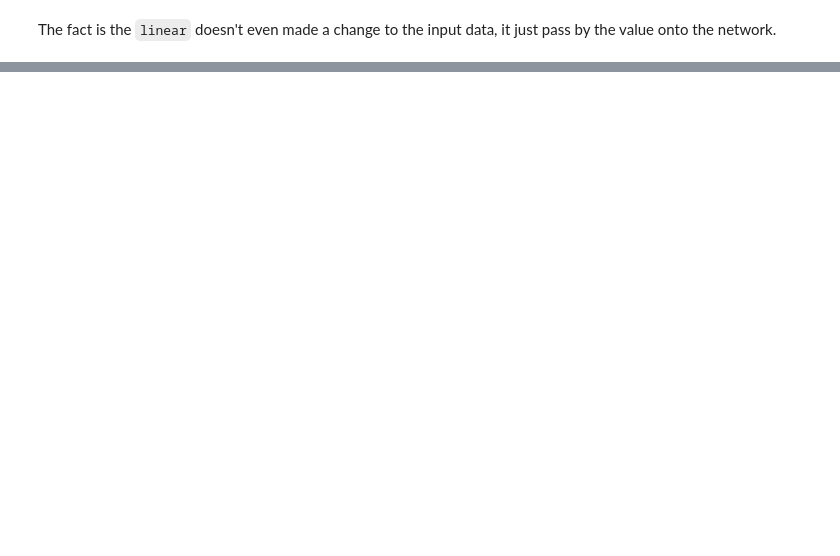
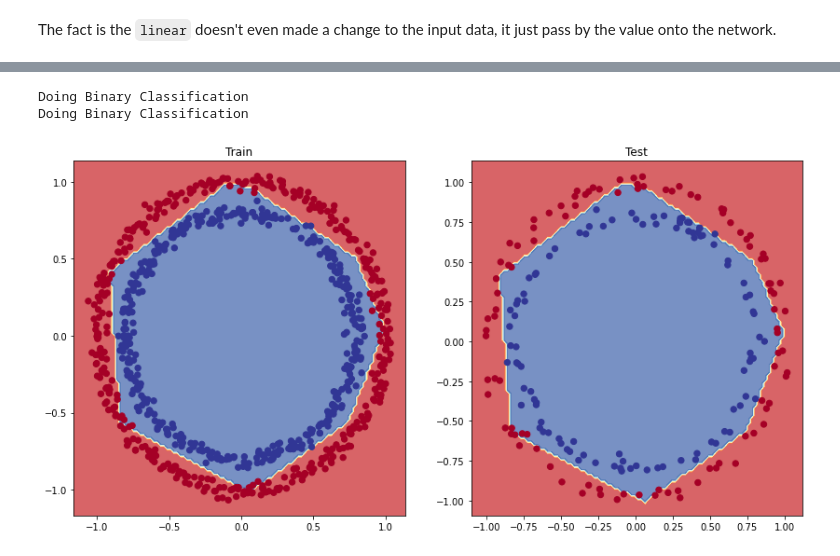
Before and after one commit to ashikshafi08/Learning_Tensorflow, a Jupyter notebook: Notebooks/02_Neural_Network_Classification_TensorFlow.ipynb, the cells around one changed output, grey strips where cells are left out. Drawn from its saved outputs; the diff is of its cells as text; code cells hidden in the pictures; blank space fills up the shorter version.

Commit message:
Working on Section 2 / Classification

```diff
--- a/Notebooks/02_Neural_Network_Classification_TensorFlow.ipynb
+++ b/Notebooks/02_Neural_Network_Classification_TensorFlow.ipynb
@@ -530,0 +653,7 @@ The fact is the `linear` doesn't even made a change to the input data, it just p
+# %%
+# Using sklearn to split the data
+from sklearn.model_selection import train_test_split
+X_train , X_test , y_train , y_test = train_test_split(X , y , test_size = 0.2 , random_state = 42)
+
+# Checking the shape
+X_train.shape , X_test.shape , y_train.shape , y_test.shape
@@ -530,0 +664,18 @@ The fact is the `linear` doesn't even made a change to the input data, it just p
+# %%
+# Set the random seed
+tf.random.set_seed(42)
+
+# Create the model
+model_8 = tf.keras.Sequential([
+  tf.keras.layers.Dense(4 , activation=tf.keras.activations.relu) ,
+  tf.keras.layers.Dense(4 , activation = tf.keras.activations.relu),
+  tf.keras.layers.Dense(1 , activation = tf.keras.activations.sigmoid)
+])
+
+# Compile the model
+model_8.compile(loss = tf.keras.losses.BinaryCrossentropy() ,
+                optimizer = tf.keras.optimizers.Adam(lr = 0.01) , # how much our modle should improve the model
+                metrics = ['accuracy'])
+
+# Fit the model
+history = model_8.fit(X_train , y_train , epochs=25)
@@ -530,0 +706,14 @@ The fact is the `linear` doesn't even made a change to the input data, it just p
+# %%
+# Plotting the decision boundary for training and test sets
+
+plt.figure(figsize=(14 , 7))
+plt.subplot(1, 2 ,1)
+plt.title('Train')
+plot_decision_boundary(model_8 , X_train , y_train)
+plt.subplot(1 , 2, 2)
+plt.title('Test')
+plot_decision_boundary(model_8 , X_test , y_test)
+# %% [output]
+Doing Binary Classification
+Doing Binary Classification
+[figure, added]
```
Also changed, not shown: parts of 29 cells of this notebook.
